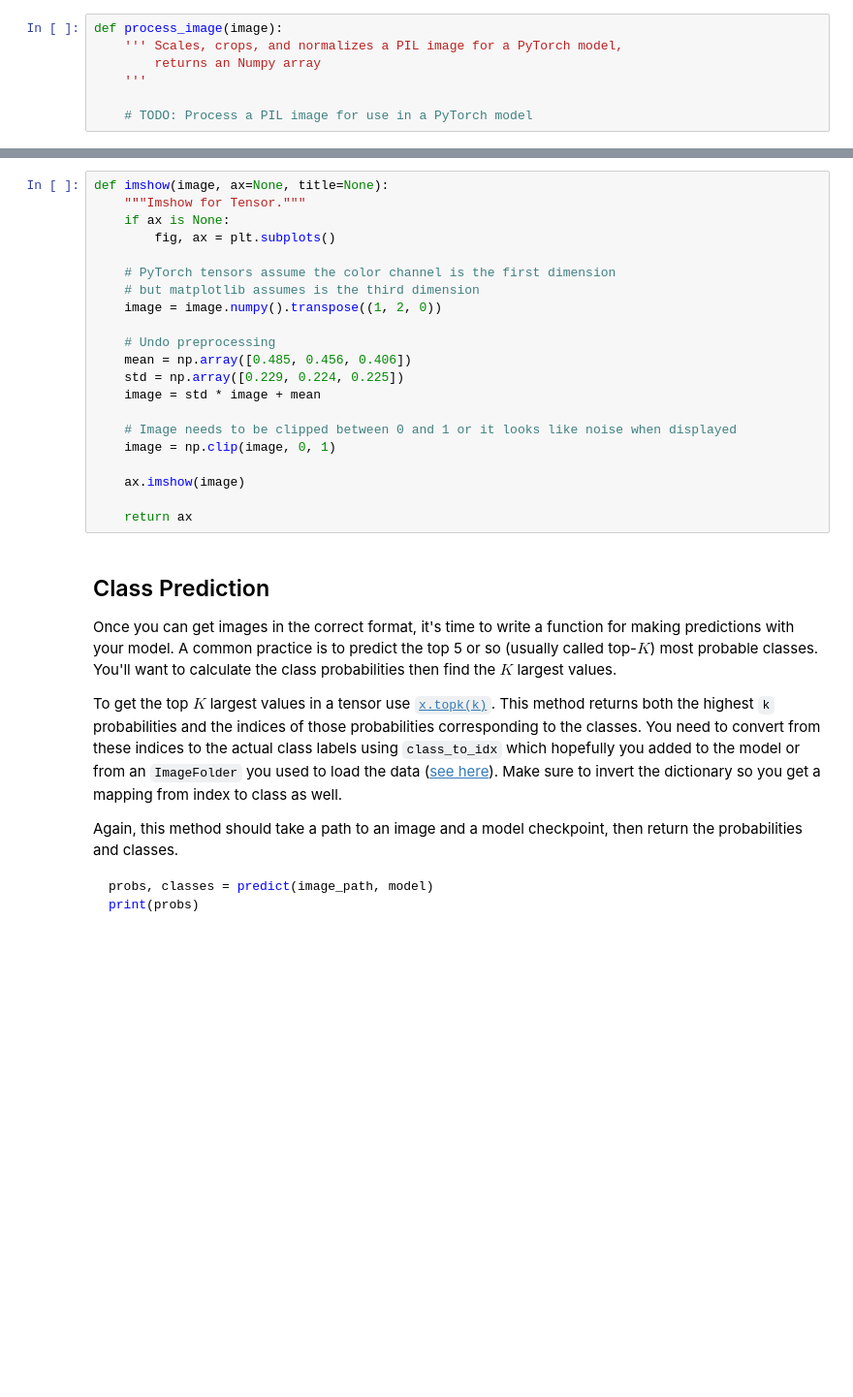
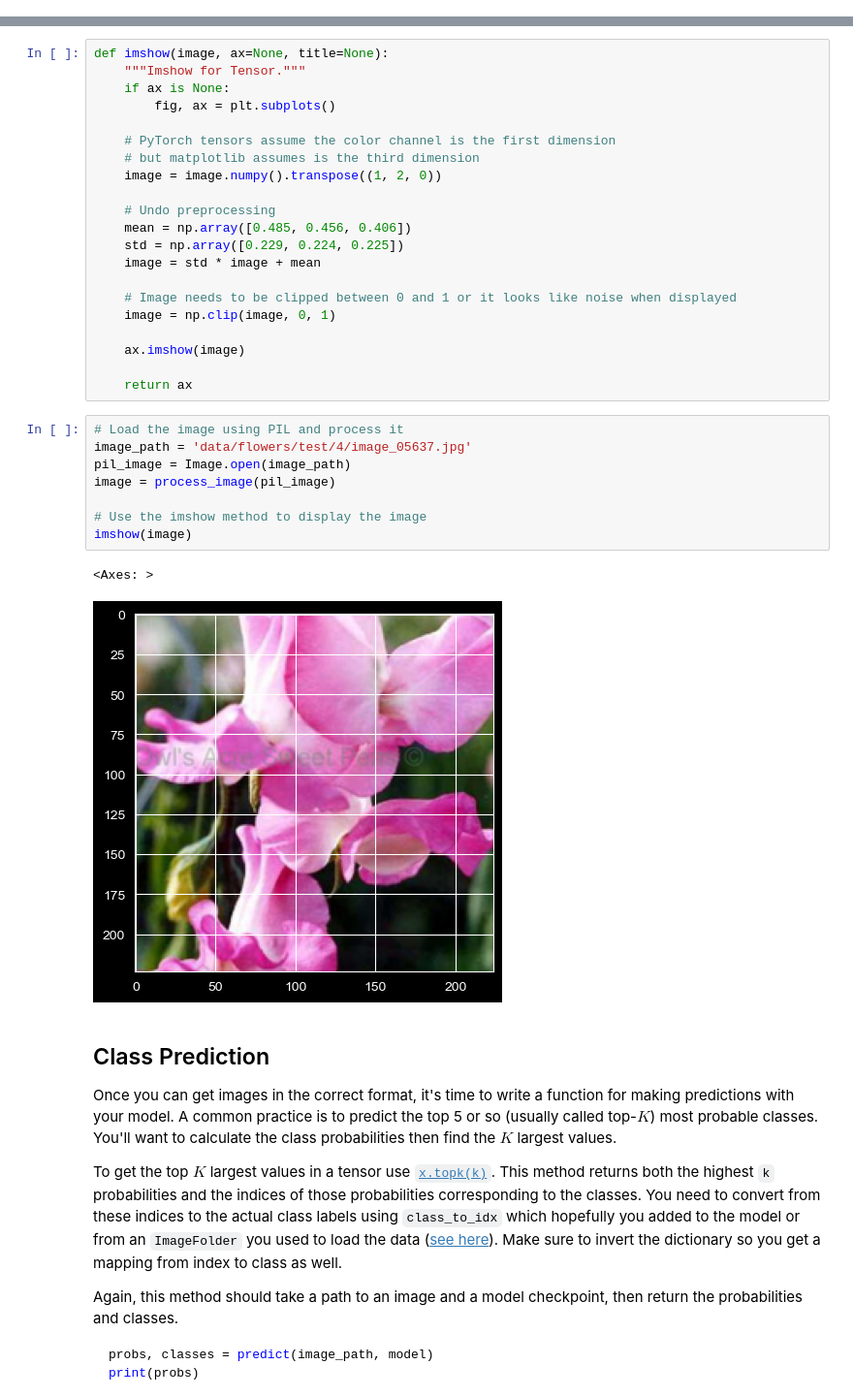
Before and after one commit to RRTech-Playground/pg-ai-udacity-msc-ai, a Jupyter notebook: AIPND/assessments/image_classifier/Image Classifier Project.ipynb, the cells around one changed output, grey strips where cells are left out. Shown at 97% size. Cells and saved outputs as stored; diff of their text form; blank space fills up the shorter version.

Commit message:
Implemented inference and display for the classification. Added process_image function implement image processing and validation functions in Image Classifier Project notebook.

```diff
--- a/AIPND/assessments/image_classifier/Image Classifier Project.ipynb
+++ b/AIPND/assessments/image_classifier/Image Classifier Project.ipynb
@@ -472,10 +469,3 @@ Color channels of images are typically encoded as integers 0-255, but the model
 As before, the network expects the images to be normalized in a specific way. For the means, it's `[0.485, 0.456, 0.406]` and for the standard deviations `[0.229, 0.224, 0.225]`. You'll want to subtract the means from each color channel, then divide by the standard deviation.
 
 And finally, PyTorch expects the color channel to be the first dimension but it's the third dimension in the PIL image and Numpy array. You can reorder dimensions using [`ndarray.transpose`](https://docs.scipy.org/doc/numpy-1.13.0/reference/generated/numpy.ndarray.transpose.html). The color channel needs to be first and retain the order of the other two dimensions.
-# %%
-def process_image(image):
-    ''' Scales, crops, and normalizes a PIL image for a PyTorch model,
-        returns an Numpy array
-    '''
-
-    # TODO: Process a PIL image for use in a PyTorch model
@@ -502,6 +532,17 @@ def imshow(image, ax=None, title=None):
     ax.imshow(image)
 
     return ax
+# %%
+# Load the image using PIL and process it
+image_path = 'data/flowers/test/4/image_05637.jpg'
+pil_image = Image.open(image_path)
+image = process_image(pil_image)
+
+# Use the imshow method to display the image
+imshow(image)
+# %% [output]
+<Axes: >
+[figure, added]
 # %% [markdown]
 ## Class Prediction
 
```
Also changed, not shown: parts of 10 cells of this notebook.
